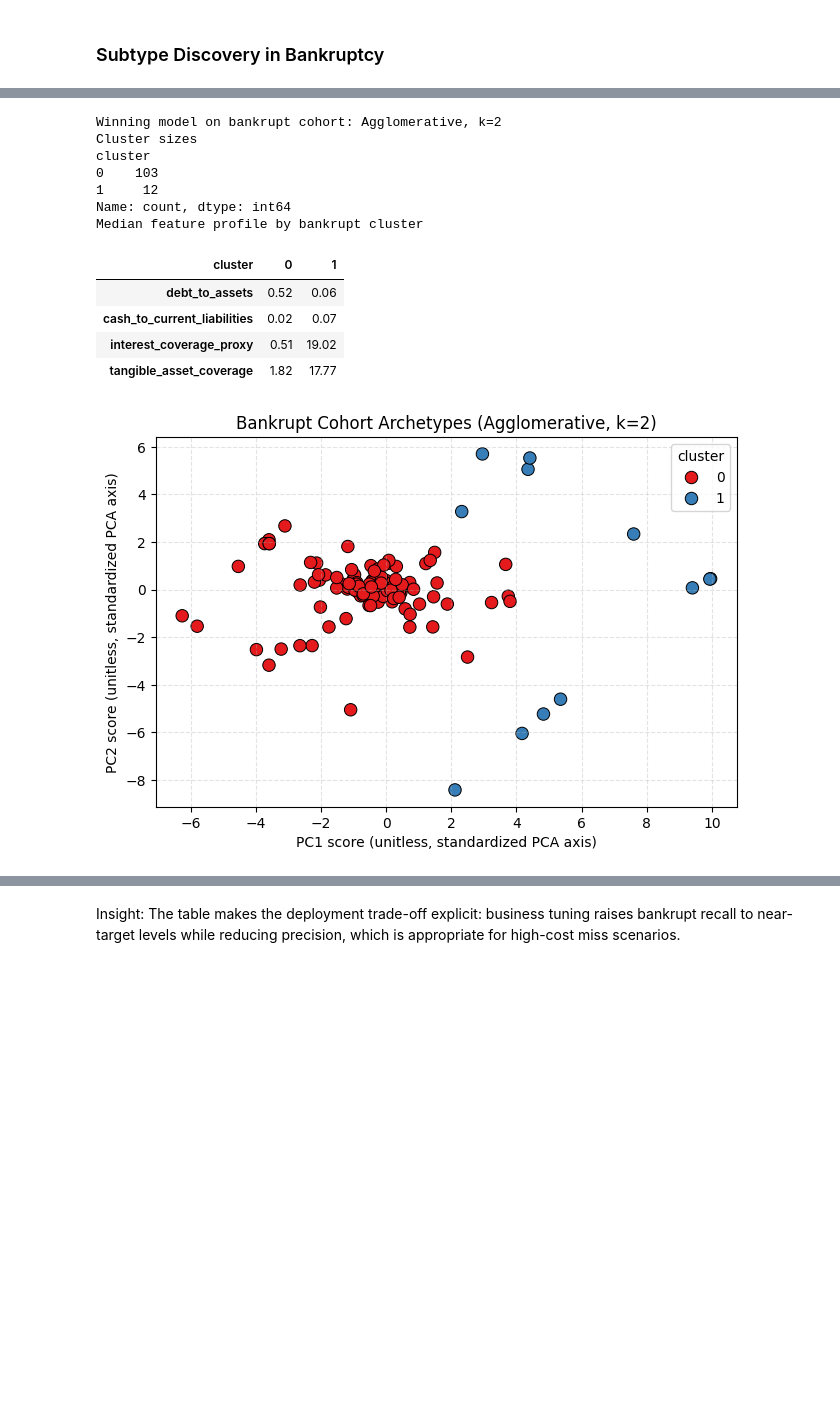
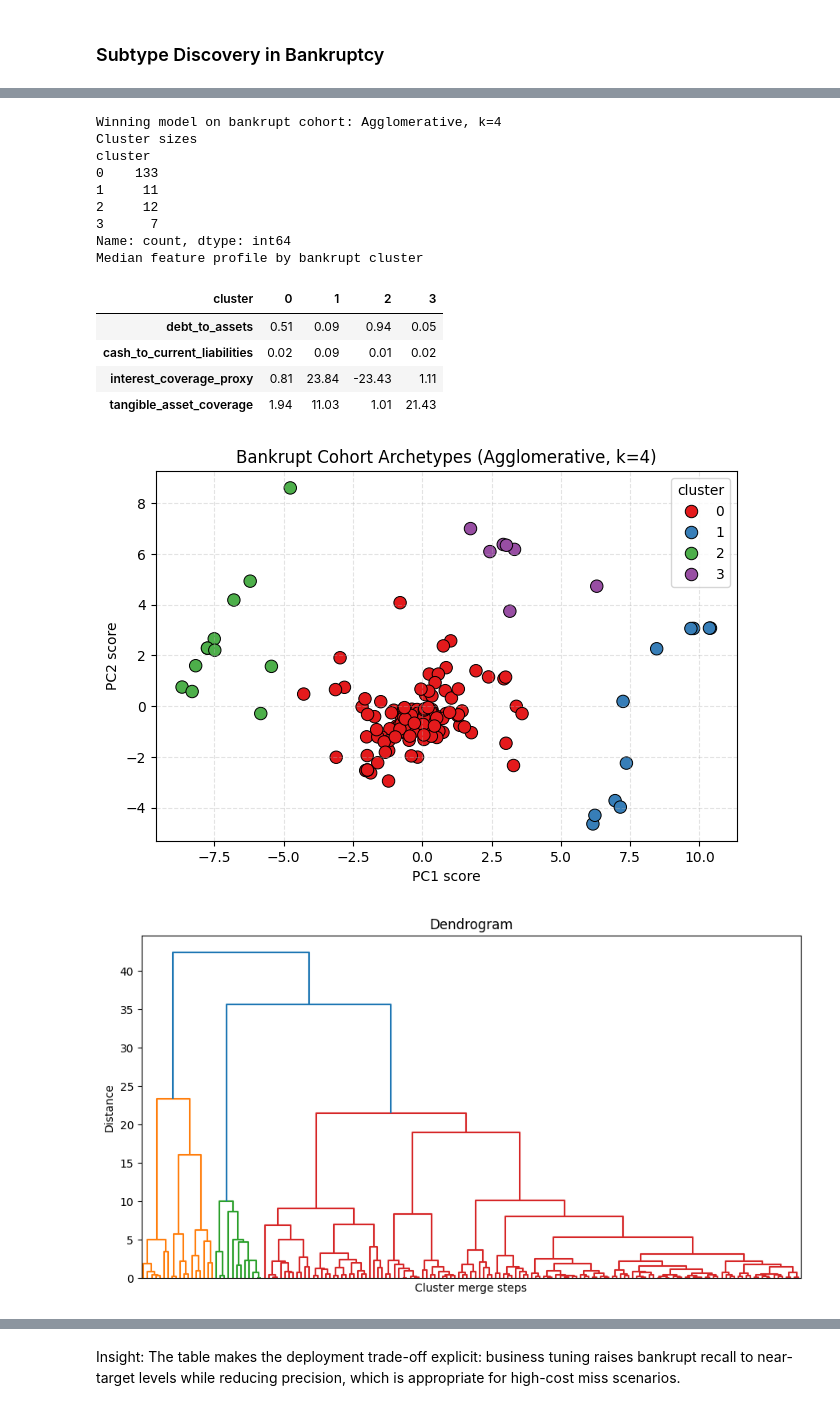
Before and after one commit to pushkqr/corporate-insolvency, a Jupyter notebook: code.ipynb, the cells around one changed output, grey strips where cells are left out. Cells and saved outputs as stored; diff of their text form; code cells hidden in the pictures; blank space fills up the shorter version.

```diff
--- a/code.ipynb
+++ b/code.ipynb
@@ -149,7 +150,7 @@ Cleaning goals:
 # Create a working copy and define financial columns
 df = df_raw.copy()
 
-financial_cols = ['market_cap', 'total_debt', 'intangible_assets', 'cash_and_equivalents',
+financial_cols = ['total_debt', 'intangible_assets', 'cash_and_equivalents',
                   'current_liabilities', 'operating_cash_flow', 'ebitda', 'interest_expense',
                   'net_income', 'total_assets']
 
@@ -1208,6 +1231,7 @@ from sklearn.cluster import KMeans, AgglomerativeClustering
 from sklearn.preprocessing import RobustScaler
 from sklearn.metrics import silhouette_score
 from sklearn.decomposition import PCA
+from scipy.cluster.hierarchy import linkage, dendrogram
 
 if 'df' not in globals():
     df = pd.read_csv('insolvency_clean.csv', low_memory=False)
@@ -1221,6 +1245,8 @@ if 'eda' not in globals():
     eda['interest_coverage_proxy'] = eda['ebitda'] / eda['interest_expense'].replace(0, np.nan)
     eda['tangible_asset_coverage'] = (eda['total_assets'] - eda['intangible_assets']) / eda['total_debt'].replace(0, np.nan)
 
+eda['target_num'] = pd.to_numeric(eda['target'], errors='coerce')
+
 features = [
     'debt_to_assets',
     'cash_to_current_liabilities',
@@ -1228,8 +1254,8 @@ features = [
     'tangible_asset_coverage',
 ]
 
-model_df = eda[features + ['target']].replace([np.inf, -np.inf], np.nan).dropna().copy()
-bankrupt_data = model_df[model_df['target'] == 1].copy()
+model_df = eda[features + ['target_num']].replace([np.inf, -np.inf], np.nan).dropna().copy()
+bankrupt_data = model_df[model_df['target_num'] == 1].copy()
 
 print(f'Bankrupt rows available = {len(bankrupt_data)}')
 if len(bankrupt_data) < 6:
@@ -1247,7 +1273,7 @@ winsor_table = pd.DataFrame(
     [
         {'feature': c, 'winsor_5pct': winsor_limits[c][0], 'winsor_95pct': winsor_limits[c][1]}
         for c in features
-    ]
+    ],
 )
 print('Winsorization bounds (bankrupt cohort)')
 display(winsor_table)
@@ -1318,8 +1344,22 @@ sns.scatterplot(
     edgecolor='black',
 )
 plt.title(f'Bankrupt Cohort Archetypes ({best_algo_bankrupt}, k={best_k_bankrupt})')
-plt.xlabel('PC1 score (unitless, standardized PCA axis)')
-plt.ylabel('PC2 score (unitless, standardized PCA axis)')
+plt.xlabel('PC1 score')
+plt.ylabel('PC2 score')
 plt.grid(True, linestyle='--', alpha=0.35)
 plt.show()
+
+# Dendrogram for the winning agglomerative clustering
+if best_algo_bankrupt == 'Agglomerative':
+    linkage_matrix = linkage(X_scaled_bankrupt, method='ward')
+    plt.figure(figsize=(9, 5))
+    dendrogram(
+        linkage_matrix,
+        no_labels=True,
+    )
+    plt.title('Dendrogram')
+    plt.xlabel('Cluster merge steps')
+    plt.ylabel('Distance')
+    plt.tight_layout()
+    plt.show()
 # %% [output]
@@ -1340,14 +1380,17 @@ Bankrupt-only algorithm comparison (silhouette)
-Winning model on bankrupt cohort: Agglomerative, k=2
+Winning model on bankrupt cohort: Agglomerative, k=4
 Cluster sizes
 cluster
-0    103
-1     12
+0    133
+1     11
+2     12
+3      7
 Name: count, dtype: int64
 Median feature profile by bankrupt cluster
-| cluster | 0 | 1 |
-| debt_to_assets | 0.52 | 0.06 |
-| cash_to_current_liabilities | 0.02 | 0.07 |
-| interest_coverage_proxy | 0.51 | 19.02 |
-| tangible_asset_coverage | 1.82 | 17.77 |
+| cluster | 0 | 1 | 2 | 3 |
+| debt_to_assets | 0.51 | 0.09 | 0.94 | 0.05 |
+| cash_to_current_liabilities | 0.02 | 0.09 | 0.01 | 0.02 |
+| interest_coverage_proxy | 0.81 | 23.84 | -23.43 | 1.11 |
+| tangible_asset_coverage | 1.94 | 11.03 | 1.01 | 21.43 |
-[figure, old version]
+[figure, new version]
+[figure, added]
 # %% [markdown]
```
Also changed, not shown: parts of 16 cells of this notebook, 55 other files.
